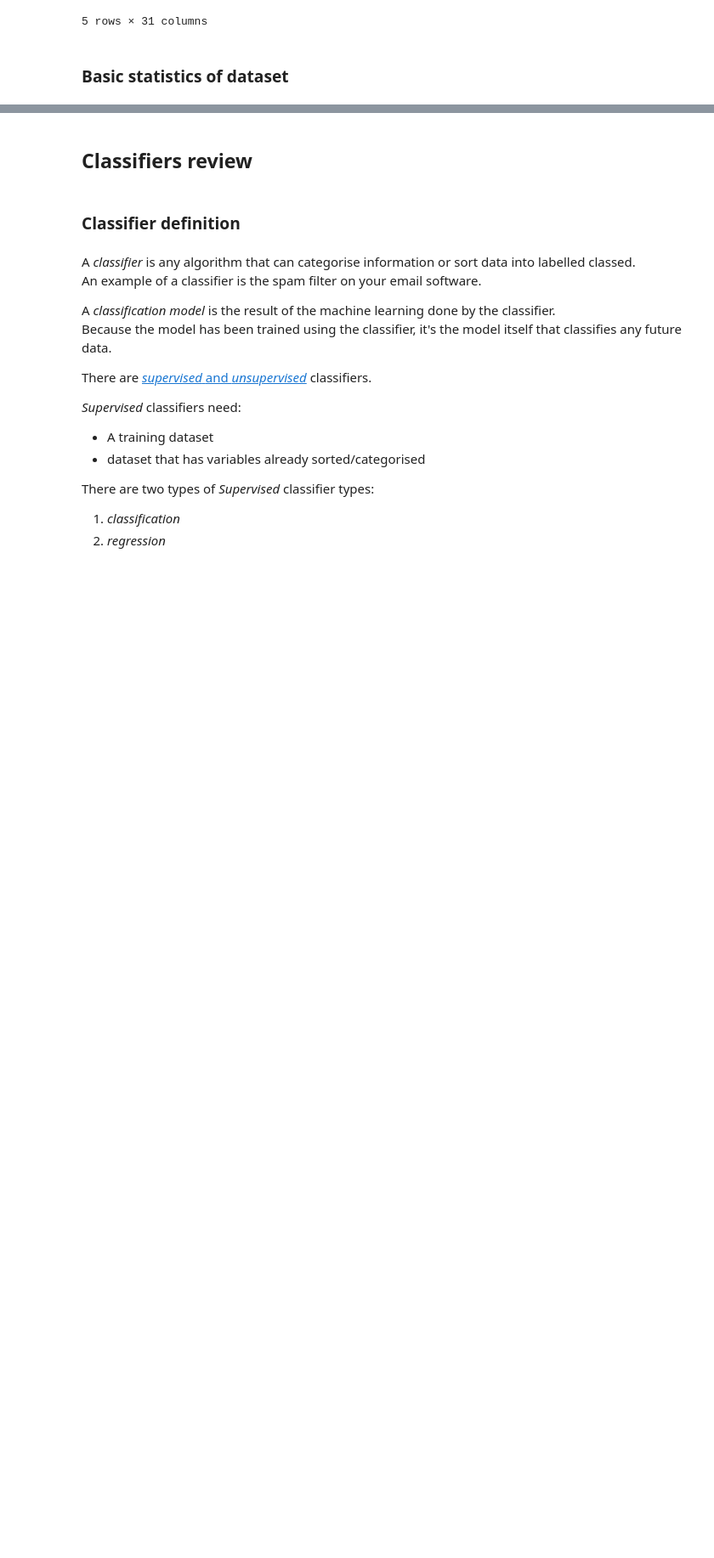
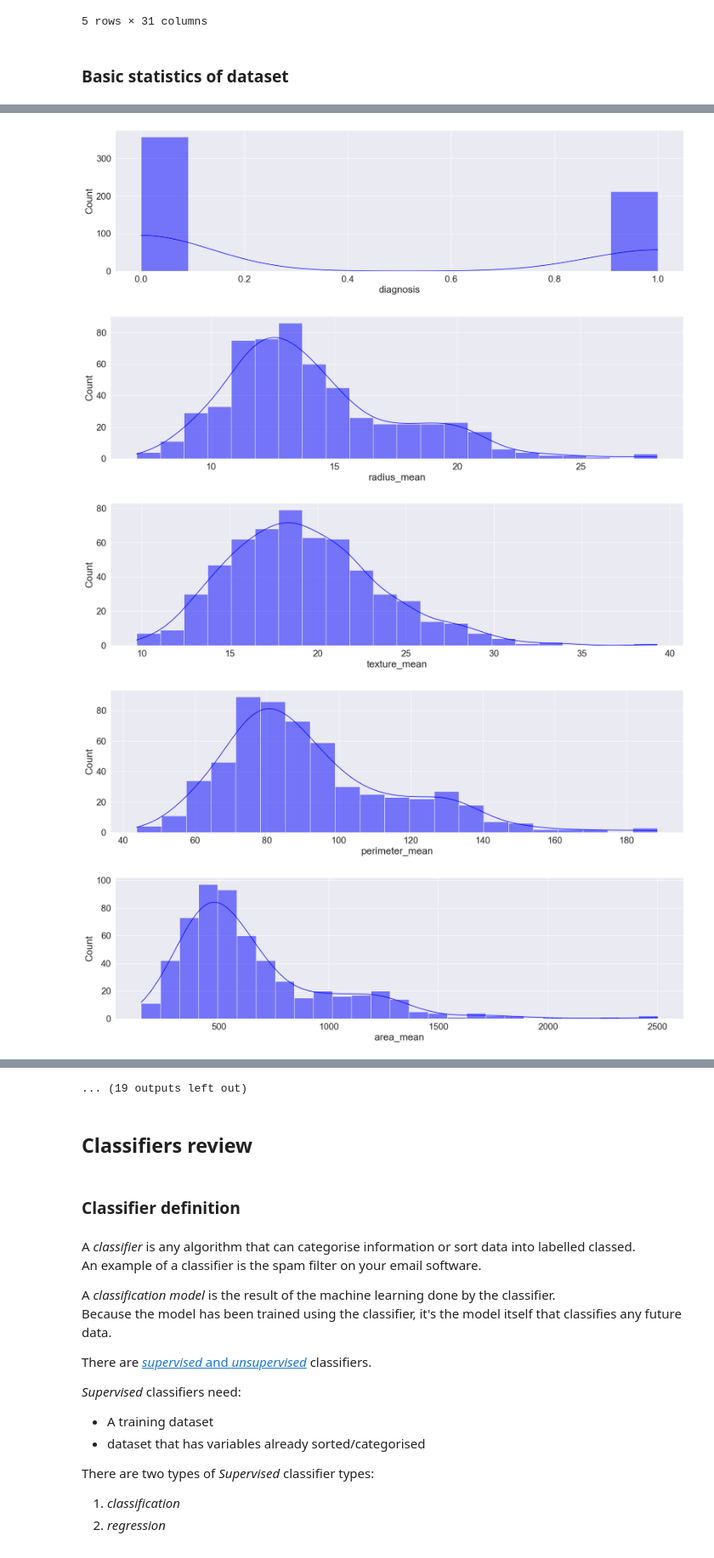
Before and after one commit to fabiofabrizi/pfDA_Project2, a Jupyter notebook: pfDA_Project_2_notebook.ipynb, the cells around one changed output, grey strips where cells are left out. Shown at 85% size. Drawn from its saved outputs; the diff is of its cells as text; code cells hidden in the pictures; blank space fills up the shorter version.

Commit message:
Added basic visual summary of variables and determined probability distribution of variables in dataset

```diff
--- a/pfDA_Project_2_notebook.ipynb
+++ b/pfDA_Project_2_notebook.ipynb
@@ -182,0 +189,3 @@ df.describe().transpose()
+# %%
+cancer_variables = df.columns.values.tolist()
+cancer_variables
@@ -182,0 +210,14 @@ df.describe().transpose()
+# %%
+# Print out plots of each variable (column header) along with
+# KDE superimposed
+for variable in cancer_variables:
+    sns.set_context("paper", font_scale=2)
+    plt.figure(figsize=(20, 5))
+    sns.histplot(df[variable],color='blue',kde=True)
+    #plt.show()
+# %% [output]
+[figure, added]
+[figure, added]
+[figure, added]
+[figure, added]
+[figure, added]
@@ -183,3 +231,4 @@ df.describe().transpose()
+... (19 outputs left out)
 # %% [markdown]
 ## Classifiers review
 # %% [markdown]
```
Also changed, not shown: parts of 24 cells of this notebook.
